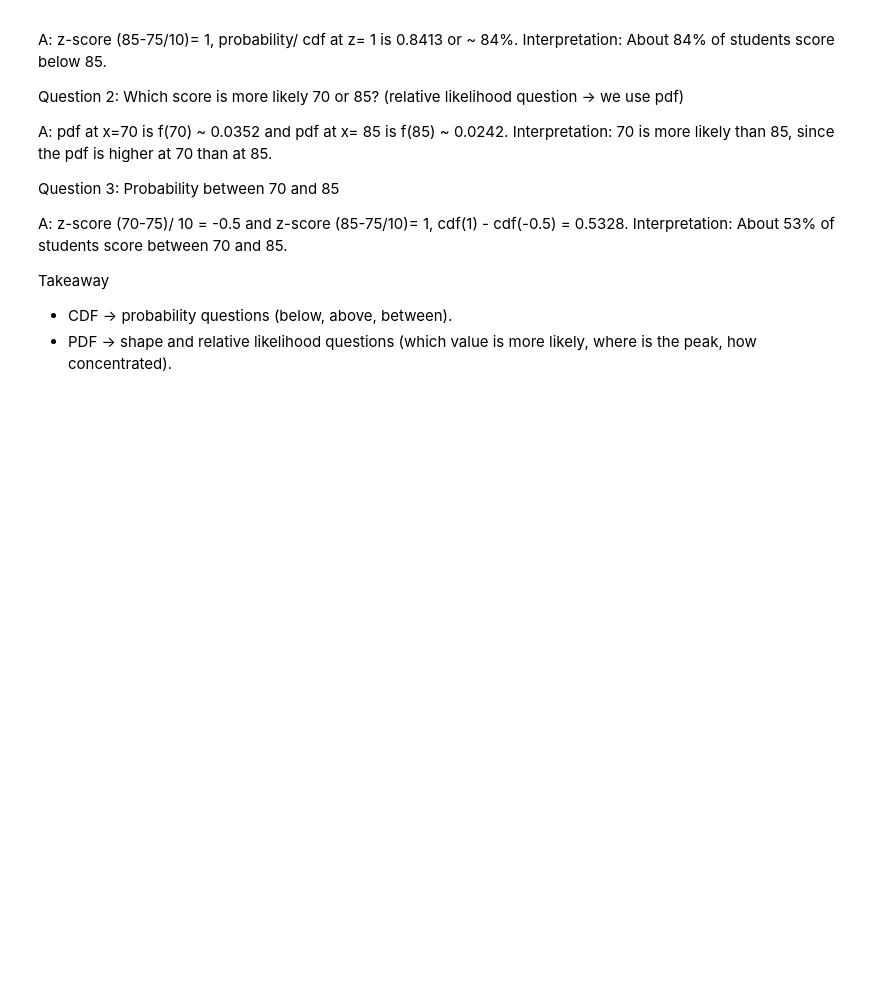
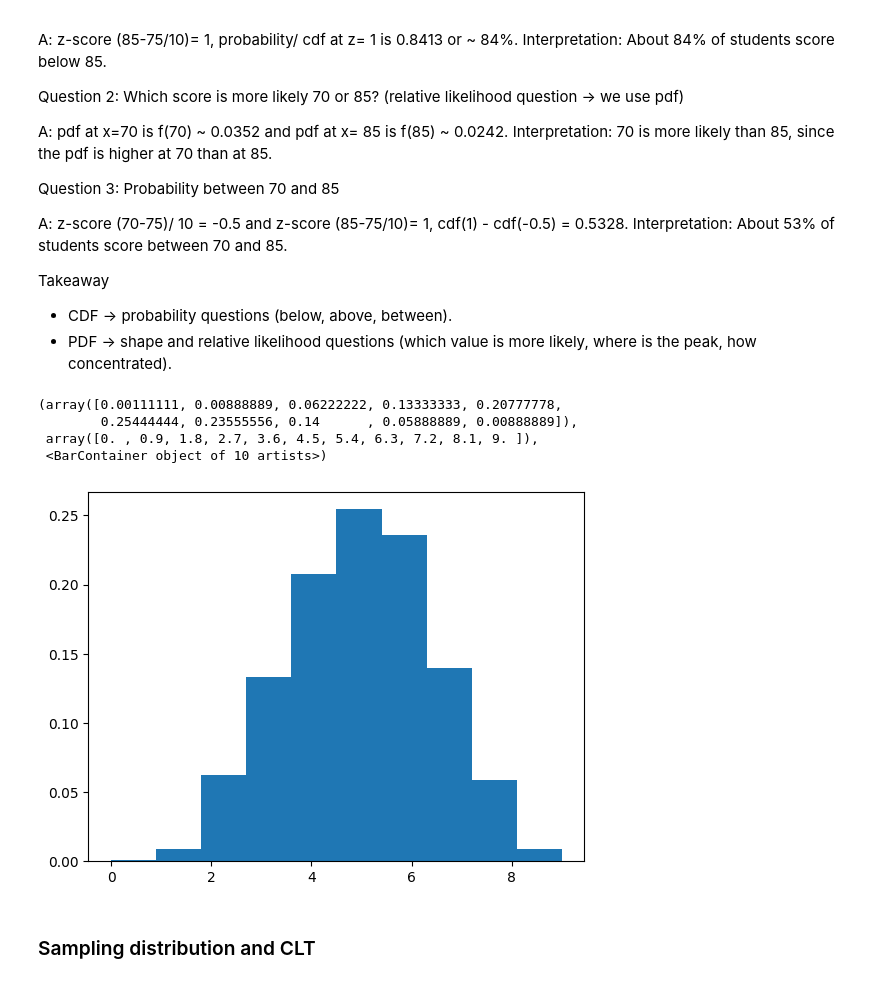
Before and after one commit to VShah2312/Data_Science_Code_N_Debug, a Jupyter notebook: Python_Basics/Class Notebooks/Probability_Distribution.ipynb, the cells around one changed output. Saved outputs shown, nothing was run; the diff lists cells and outputs as text; code cells hidden in the pictures; blank space fills up the shorter version.

```diff
--- a/Python_Basics/Class Notebooks/Probability_Distribution.ipynb
+++ b/Python_Basics/Class Notebooks/Probability_Distribution.ipynb
@@ -373,0 +378,18 @@ Takeaway
+# %%
+n=10 # number of trials
+p=0.5 # probability of succes, if p is high, it will be left skew, if p is low, it will be right skew
+size =1000 # number of time experiment is repeated
+
+bin_dist= np.random.binomial(n,p,size)
+
+bin_dist # here say we have 4, it mean of 10 trials, 4 were success
+
+plt.hist(bin_dist, density=True)
+# %% [output]
+(array([0.00111111, 0.00888889, 0.06222222, 0.13333333, 0.20777778,
+        0.25444444, 0.23555556, 0.14      , 0.05888889, 0.00888889]),
+ array([0. , 0.9, 1.8, 2.7, 3.6, 4.5, 5.4, 6.3, 7.2, 8.1, 9. ]),
+ <BarContainer object of 10 artists>)
+[figure, added]
+# %% [markdown]
+### Sampling distribution and CLT
```
Also changed, not shown: parts of 6 cells of this notebook, 1 other file.
